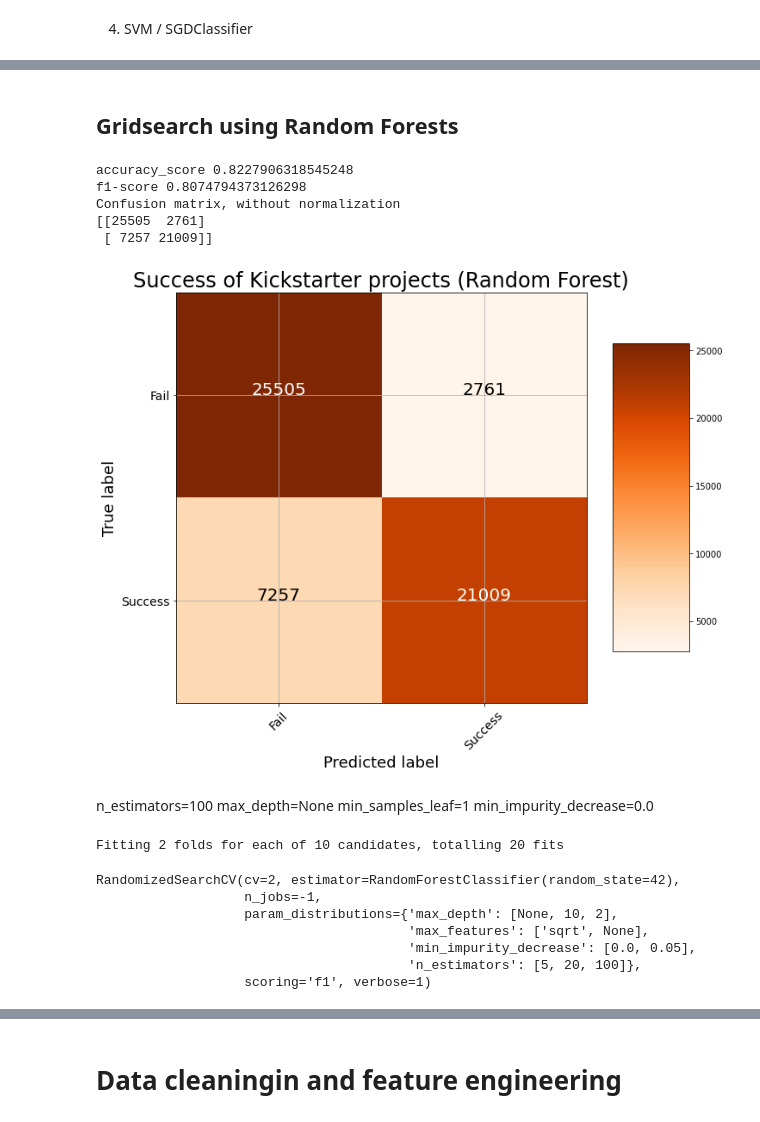
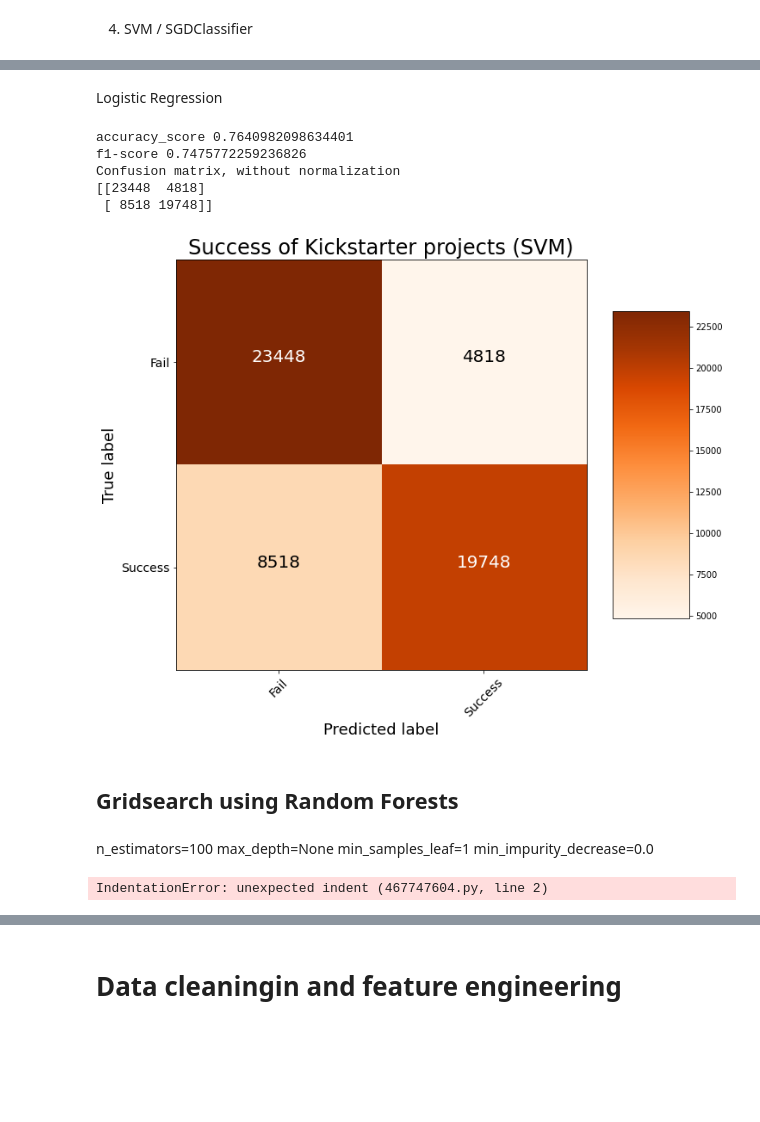
Before and after one commit to Clemens-Bretscher/Kickstarter_project, a Jupyter notebook: Kickstarter.ipynb, the cells around one changed output, grey strips where cells are left out. Saved outputs shown, nothing was run; the diff lists cells and outputs as text; code cells hidden in the pictures; blank space fills up the shorter version.

```diff
--- a/Kickstarter.ipynb
+++ b/Kickstarter.ipynb
@@ -433,54 +435,41 @@ Confusion matrix, without normalization
+# %% [markdown]
+Logistic Regression
+# %%
+from sklearn.linear_model import LogisticRegression
+
+clf_lr = LogisticRegression(max_iter=10000)
+y_pred_lg = clf_train_predict(clf_lr, train, train_label, test)
+cm = simple_metrics(test_label, y_pred_lg)
+plot_confusion_matrix(
+    cm, classes=['Fail', 'Success'],
+    title='Success of Kickstarter projects (SVM)'
+)
+# %% [output]
+accuracy_score 0.7640982098634401
+f1-score 0.7475772259236826
+Confusion matrix, without normalization
+[[23448  4818]
+ [ 8518 19748]]
+[figure, added]
 # %% [markdown]
 ## Gridsearch using Random Forests
-# %%
-from sklearn.ensemble import RandomForestClassifier
-clf_rf = RandomForestClassifier(
-    n_estimators=100,
-    max_depth=None,
-    min_samples_split=2,
-    max_features='sqrt',
-    bootstrap=True,
-    oob_score=False,
-    n_jobs=-1,
-    random_state=RSEED
-)
-y_pred_rf = clf_train_predict(clf_rf, train, train_label, test)
-cm = simple_metrics(test_label, y_pred_rf)
-plot_confusion_matrix(
-    cm, classes=['Fail', 'Success'],
-    title='Success of Kickstarter projects (Random Forest)'
-)
-# %% [output]
-accuracy_score 0.8227906318545248
-f1-score 0.8074794373126298
-Confusion matrix, without normalization
-[[25505  2761]
- [ 7257 21009]]
-[figure, removed]
 # %% [markdown]
 n_estimators=100
 max_depth=None
 min_samples_leaf=1
 min_impurity_decrease=0.0
 # %%
-param_grid = {'n_estimators':[5, 20, 100], 'max_depth':[None, 10, 2],
+#param_grid = {'n_estimators':[5, 20, 100], 'max_depth':[None, 10, 2],
         'min_impurity_decrease':[0.0, 0.05], 'max_features':['sqrt', None]}
 
-gs = RandomizedSearchCV(RandomForestClassifier(random_state=RSEED), param_grid, scoring='f1',
+#gs = RandomizedSearchCV(RandomForestClassifier(random_state=RSEED), param_grid, scoring='f1',
                   cv=5, verbose=1, n_jobs=-1, n_iter=5)
 
 # Fit gridsearch object to data.. also lets see how long it takes
 
-gs.fit(train, train_label)
+#gs.fit(train, train_label)
 # %% [output]
-Fitting 2 folds for each of 10 candidates, totalling 20 fits
+IndentationError: unexpected indent (467747604.py, line 2)
-RandomizedSearchCV(cv=2, estimator=RandomForestClassifier(random_state=42),
-                   n_jobs=-1,
-                   param_distributions={'max_depth': [None, 10, 2],
-                                        'max_features': ['sqrt', None],
-                                        'min_impurity_decrease': [0.0, 0.05],
-                                        'n_estimators': [5, 20, 100]},
-                   scoring='f1', verbose=1)
 # %%
 best_score = gs.best_score_
 best_params = gs.best_params_
```
Also changed, not shown: parts of 14 cells of this notebook.
